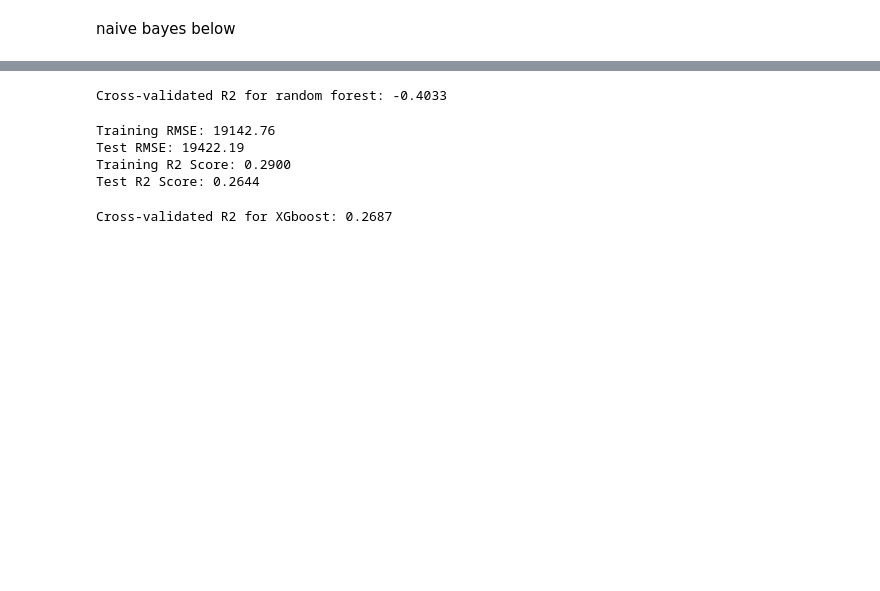
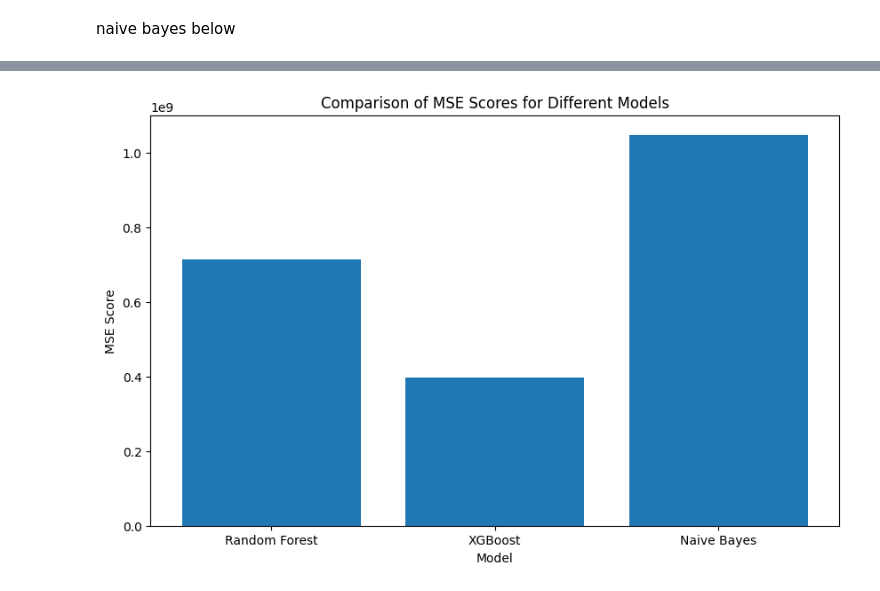
Before and after one commit to heshamalmosawi/flight-price-prediction, a Jupyter notebook: main.ipynb, the cells around one changed output, grey strips where cells are left out. Drawn from its saved outputs; the diff is of its cells as text; code cells hidden in the pictures; blank space fills up the shorter version.

```diff
--- a/main.ipynb
+++ b/main.ipynb
@@ -153,5 +137,6 @@ X
 # %%
-X_train, X_test, y_train, y_test = train_test_split(X, df['price'], test_size=0.3, random_state=42)
+# splitting the remaining data into training and testing sets
+X_train, X_test, y_train, y_test = train_test_split(X, y, test_size=0.3, random_state=42)
 # %% [markdown]
 naive bayes below
 # %%
@@ -182,0 +255,5 @@ Test R2 Score: -1.5374
+# %%
+# performing cross-validation for testing the model
+rf_scores = cross_val_score(rf_regress, X, y, cv=kf, scoring='neg_mean_squared_error')
+rf_mse_score = -(rf_scores.mean())  # Convert negative MSE to positive
+print(f'Cross-validated MSE for random forest: {rf_mse_score:.4f}')
@@ -182,0 +262,4 @@ Test R2 Score: -1.5374
+# %%
+xgb_scores = cross_val_score(xgb_model, X, y, cv=kf, scoring='neg_mean_squared_error')
+xgb_mse_score = -(xgb_scores.mean())
+print(f'Cross-validated R2 for XGboost: {xgb_mse_score:.4f}')
@@ -183,6 +268,6 @@ Test R2 Score: -1.5374
 # %%
-# KFold cross validation
-kf = KFold(n_splits=10, shuffle=True, random_state=42)
-scores = cross_val_score(nb_model, X, df['price'], cv=kf, scoring='r2')
-print(f'Cross-validated R2 for naive bayes: {scores.mean():.4f}')
+# Perform cross-validation
+nb_score = cross_val_score(nb_model, X, y, cv=kf, scoring='neg_mean_squared_error')
+nb_score = -(nb_score.mean())
+print(f'Cross-validated R2 for naive bayes: {nb_score:.4f}')
 # %% [output]
@@ -208,35 +275,10 @@ Test R2 Score: -0.2929
-# %%
-# performing cross-validation for testing the model
-scores = cross_val_score(rf_regress, X, df['price'], cv=kf, scoring='r2')
-# print(f'Cross-validated RMSE: {np.sqrt(-scores.mean()):.2f}')
-print(f'Cross-validated R2 for random forest: {scores.mean():.4f}')
-# %% [output]
-Cross-validated R2 for random forest: -0.4033
-# %%
-xgb_model = xgb.XGBRegressor()
-
-xgb_model.fit(X_train, y_train)
-
-train_predictions = xgb_model.predict(X_train)
-test_predictions = xgb_model.predict(X_test)
-
-train_rmse = np.sqrt(mean_squared_error(y_train, train_predictions))
-test_rmse = np.sqrt(mean_squared_error(y_test, test_predictions))
-train_r2 = r2_score(y_train, train_predictions)
-test_r2 = r2_score(y_test, test_predictions)
-
-print(f'\nTraining RMSE: {train_rmse:.2f}')
-print(f'Test RMSE: {test_rmse:.2f}')
-print(f'Training R2 Score: {train_r2:.4f}')
-print(f'Test R2 Score: {test_r2:.4f}')
-# %% [output]
-Training RMSE: 19142.76
-Test RMSE: 19422.19
-Training R2 Score: 0.2900
-Test R2 Score: 0.2644
-# %%
-# Perform cross-validation
-scores = cross_val_score(xgb_model, X, df['price'], cv=kf, scoring='r2')
-print(f'Cross-validated R2 for XGboost: {scores.mean():.4f}')
-# %% [output]
-Cross-validated R2 for XGboost: 0.2687
+# %%
+# Visualizing the results for comparison
+plt.figure(figsize=(10, 6))
+plt.bar(['Random Forest', 'XGBoost', 'Naive Bayes'], [rf_mse_score, xgb_mse_score, nb_score])
+plt.xlabel('Model')
+plt.ylabel('MSE Score')
+plt.title('Comparison of MSE Scores for Different Models')
+plt.show()
+# %% [output]
+[figure, added]
```
Also changed, not shown: parts of 13 cells of this notebook, 1 other file.
